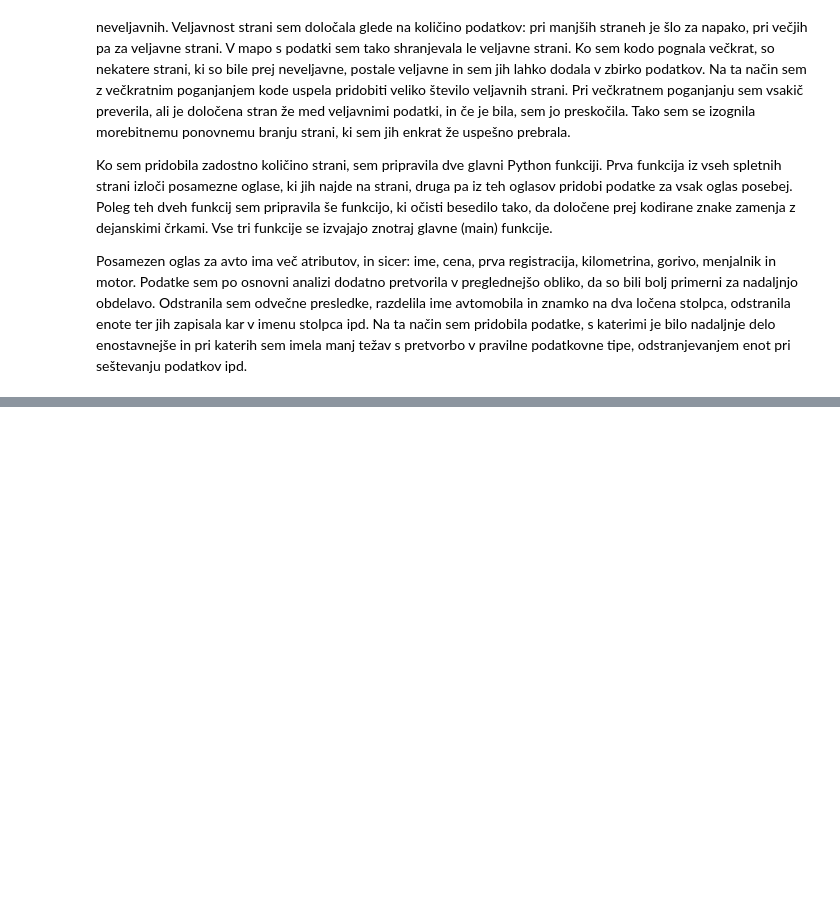
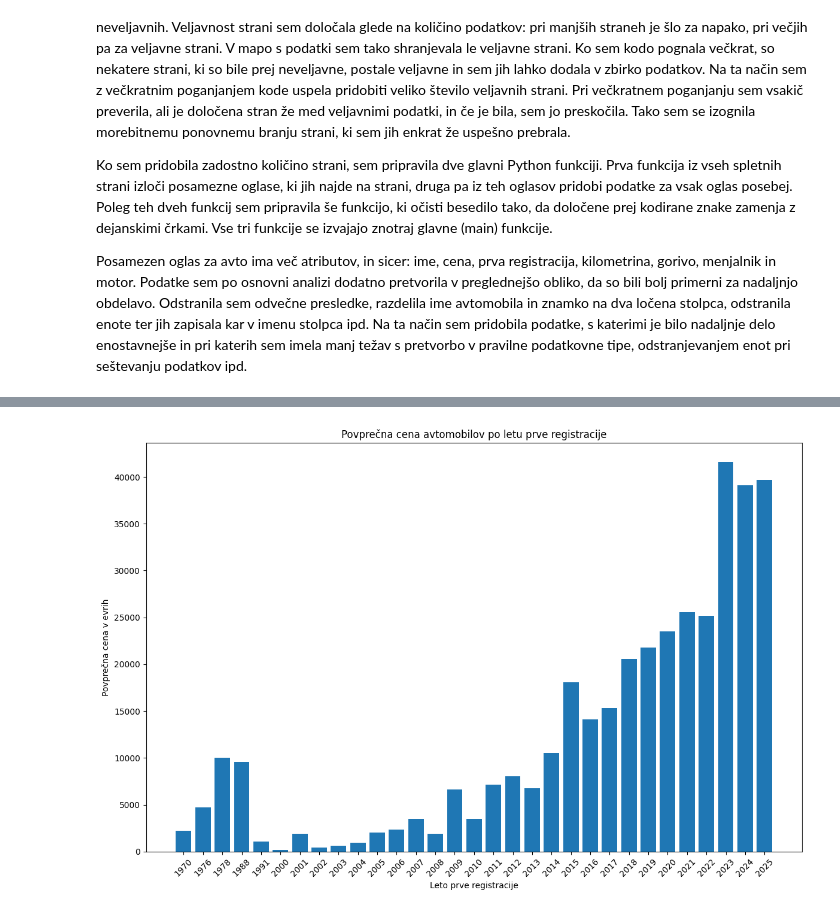
Before and after one commit to PatricijaCokan/seminarska_naloga_uvod_v_programiranje, a Jupyter notebook: analiza.ipynb, the cells around one changed output, grey strips where cells are left out. Drawn from its saved outputs; the diff is of its cells as text; code cells hidden in the pictures; blank space fills up the shorter version.

```diff
--- a/analiza.ipynb
+++ b/analiza.ipynb
@@ -78,0 +166,19 @@ print(renault_podatki)
+# %%
+podatki = pd.read_csv("oglasi_avto.csv")
+podatki = podatki[podatki["Prva_registracija"].notna()]
+podatki = podatki[podatki["Prva_registracija"] != "0"]
+podatki = podatki[podatki["Cena_stevilka"].notna()]
+podatki["Prva_registracija"] = podatki["Prva_registracija"].astype(int)
+podatki = podatki.groupby("Prva_registracija")["Cena_stevilka"].mean().round().astype(int).sort_index(ascending=True)
+
+plt.figure(figsize=(12, 8))
+x_positions = range(len(podatki.index))
+plt.bar(x_positions, podatki.values)
+plt.xticks(x_positions, podatki.index, rotation=45, ha='center')
+plt.xlabel("Leto prve registracije")
+plt.ylabel("Povprečna cena v evrih")
+plt.title("Povprečna cena avtomobilov po letu prve registracije")
+plt.tight_layout()
+plt.show()
+# %% [output]
+[figure, added]
```
Also changed, not shown: parts of 16 cells of this notebook, 3 other files.
